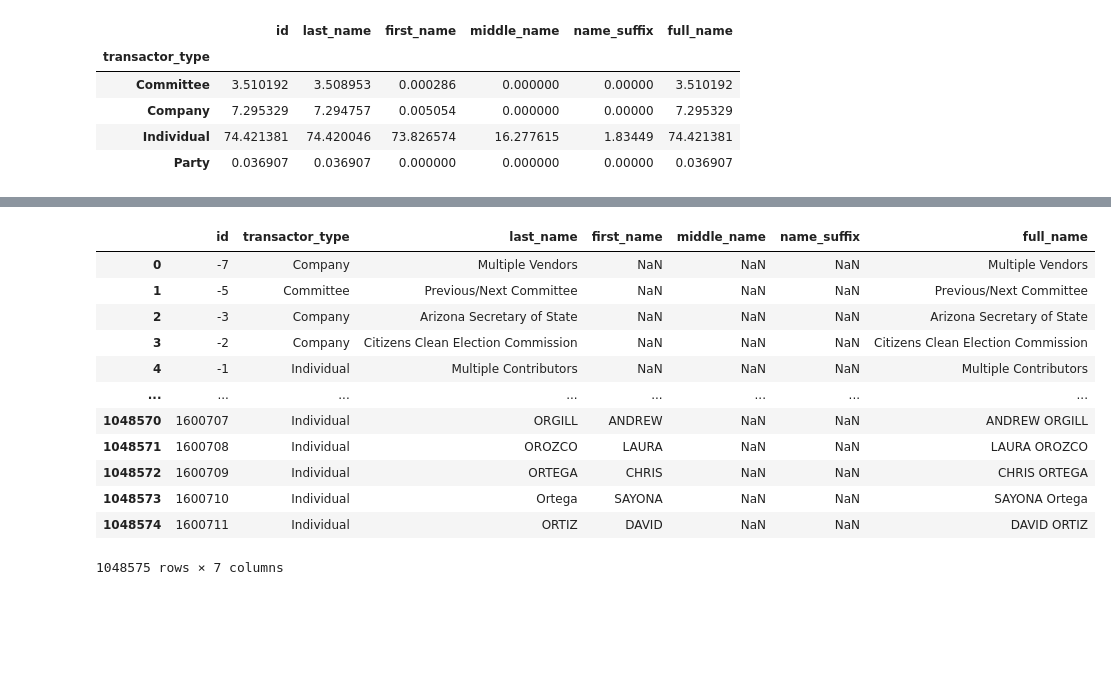
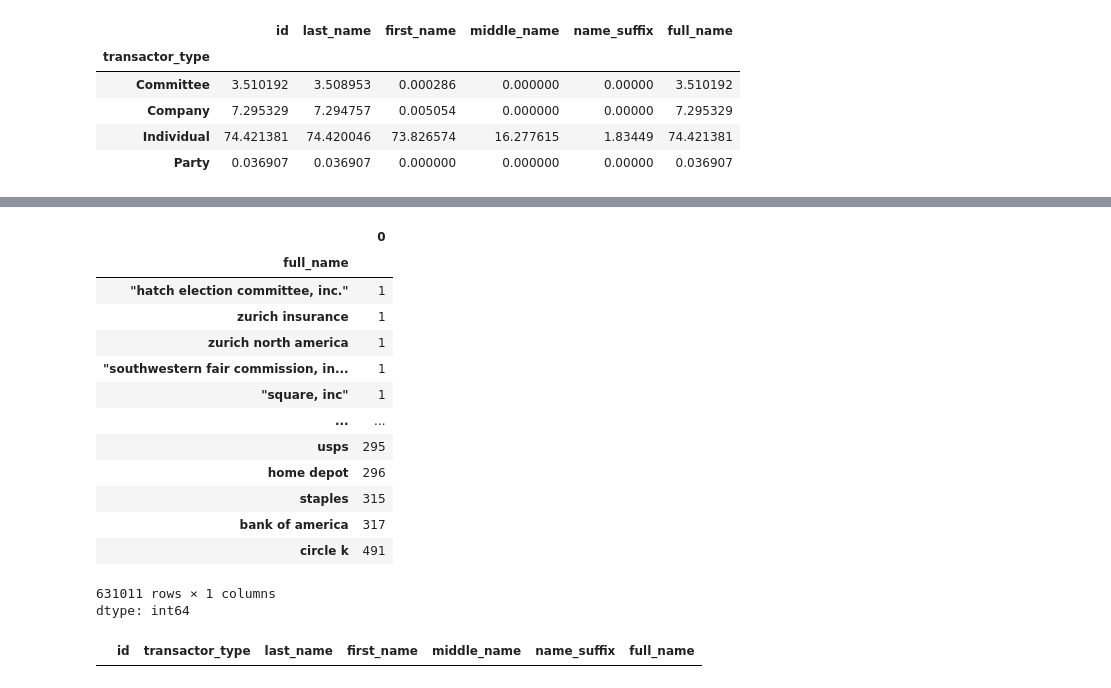
Before and after one commit to satadisha/ner_congressional_records, a Jupyter notebook: test.ipynb, the cells around one changed output, grey strips where cells are left out. Drawn from its saved outputs; the diff is of its cells as text; code cells hidden in the pictures; blank space fills up the shorter version.

Commit message:
clean data progress, drop full name duplicates

```diff
--- a/test.ipynb
+++ b/test.ipynb
@@ -7,6 +11,6 @@ DATA_PATH = "/home/jovyan/work/ner_congressional_records/DATA/"
 <h1>UNCOMMENT THIS WHILE USING COLLAB</h1>
 # %%
 
-# from google.colab import drive
-# drive.mount('/content/gdrive')
-# DATA_PATH = '/content/gdrive/MyDrive/REU/PROJECT/DATA/'
+from google.colab import drive
+drive.mount('/content/gdrive')
+DATA_PATH = '/content/gdrive/MyDrive/REU/PROJECT/DATA/'
@@ -95,6 +139,7 @@ az_transcators['full_name'] = az_transcators['name_suffix'].astype(str) + ' ' +
 # %%
 az_transcators['full_name'] = az_transcators['full_name'].str.replace('nan', '', regex=False).str.strip()
 # %%
+az_transcators['full_name'] = az_transcators['full_name'].str.lower()
 az_transcators
 # %% [output]
 |  | id | transactor_type | last_name | first_name | middle_name | name_suffix | full_name |
@@ -285,16 +293,22 @@ az_transcators['id'].nunique()
 # %%
-az_transcators
+az_transcators.groupby(by='full_name').size().sort_values()
 # %% [output]
-|  | id | transactor_type | last_name | first_name | middle_name | name_suffix | full_name |
-| 0 | -7 | Company | Multiple Vendors | NaN | NaN | NaN | Multiple Vendors |
-| 1 | -5 | Committee | Previous/Next Committee | NaN | NaN | NaN | Previous/Next Committee |
-| 2 | -3 | Company | Arizona Secretary of State | NaN | NaN | NaN | Arizona Secretary of State |
-| 3 | -2 | Company | Citizens Clean Election Commission | NaN | NaN | NaN | Citizens Clean Election Commission |
-| 4 | -1 | Individual | Multiple Contributors | NaN | NaN | NaN | Multiple Contributors |
-| ... | ... | ... | ... | ... | ... | ... | ... |
-| 1048570 | 1600707 | Individual | ORGILL | ANDREW | NaN | NaN | ANDREW ORGILL |
-| 1048571 | 1600708 | Individual | OROZCO | LAURA | NaN | NaN | LAURA OROZCO |
-| 1048572 | 1600709 | Individual | ORTEGA | CHRIS | NaN | NaN | CHRIS ORTEGA |
-| 1048573 | 1600710 | Individual | Ortega | SAYONA | NaN | NaN | SAYONA Ortega |
-| 1048574 | 1600711 | Individual | ORTIZ | DAVID | NaN | NaN | DAVID ORTIZ |
+|  | 0 |
+| full_name |  |
+| "hatch election committee, inc." | 1 |
+| zurich insurance | 1 |
+| zurich north america | 1 |
+| "southwestern fair commission, in... | 1 |
+| "square, inc" | 1 |
+| ... | ... |
+| usps | 295 |
+| home depot | 296 |
+| staples | 315 |
+| bank of america | 317 |
+| circle k | 491 |
-1048575 rows × 7 columns
+631011 rows × 1 columns
+dtype: int64
+# %%
+az_transcators[az_transcators['full_name'].isna()]
+# %% [output]
+|  | id | transactor_type | last_name | first_name | middle_name | name_suffix | full_name |
```
Also changed, not shown: parts of 45 cells of this notebook.
